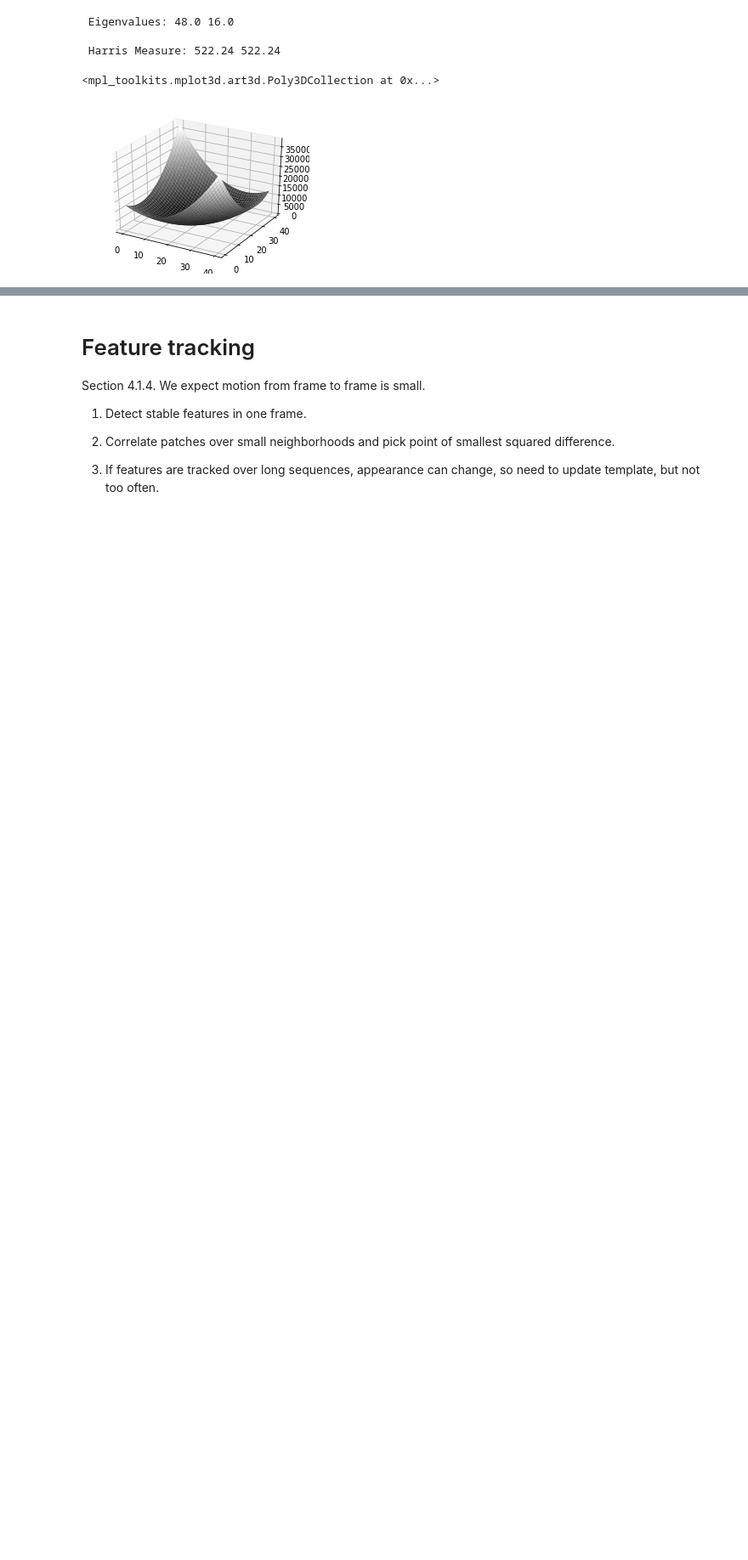
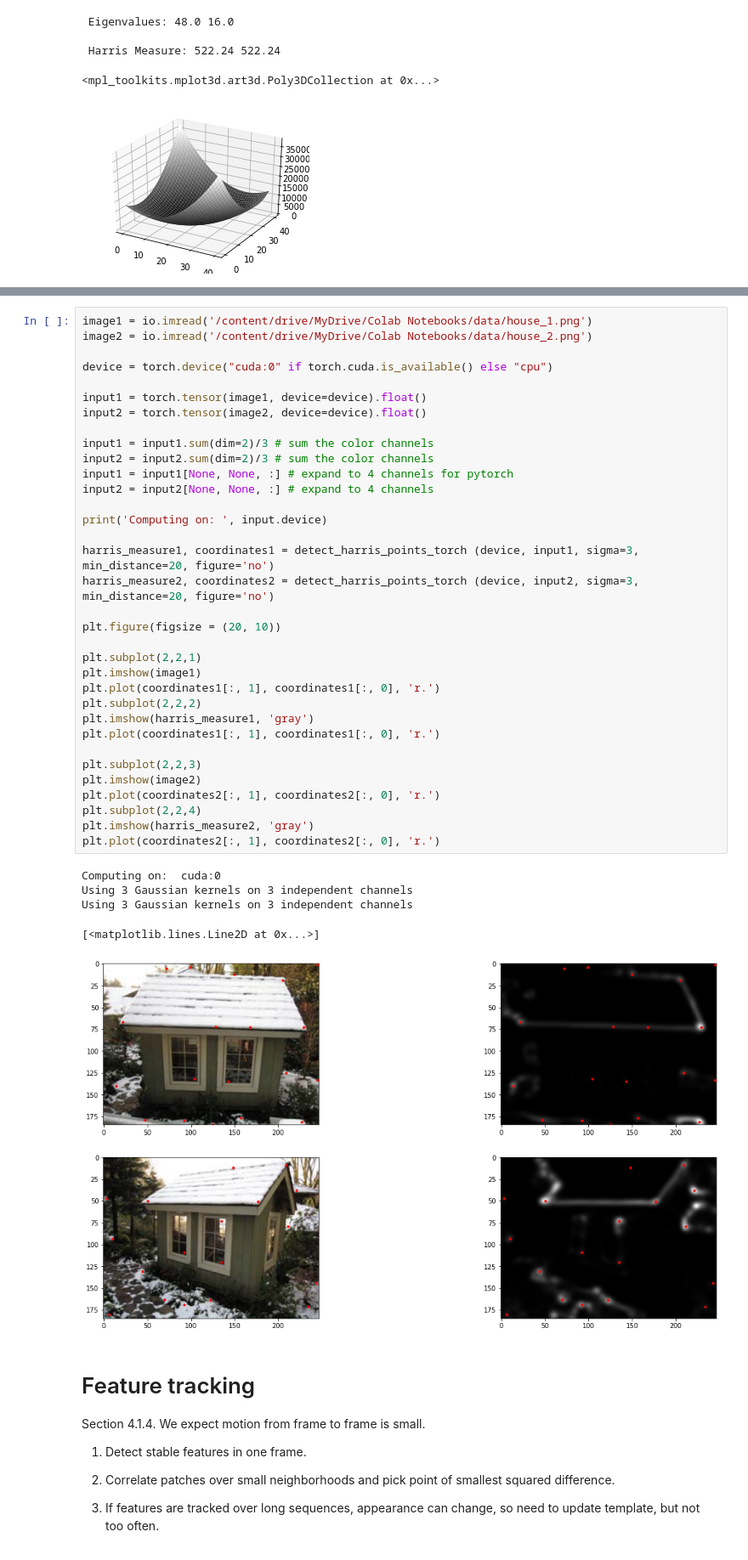
Before and after one commit to rfogarty/Computer-Vision-Course, a Jupyter notebook: Lecture_6_Point_Features.ipynb, the cells around one changed output, grey strips where cells are left out. Shown at 85% size. Drawn from its saved outputs; the diff is of its cells as text; blank space fills up the shorter version.

```diff
--- a/Lecture_6_Point_Features.ipynb
+++ b/Lecture_6_Point_Features.ipynb
@@ -523,3 +717,43 @@ plt.plot(coordinates[:, 1], coordinates[:, 0], 'r.')
+# %%
+image1 = io.imread('/content/drive/MyDrive/Colab Notebooks/data/house_1.png')
+image2 = io.imread('/content/drive/MyDrive/Colab Notebooks/data/house_2.png')
+
+device = torch.device("cuda:0" if torch.cuda.is_available() else "cpu")
+
+input1 = torch.tensor(image1, device=device).float()
+input2 = torch.tensor(image2, device=device).float()
+
+input1 = input1.sum(dim=2)/3 # sum the color channels
+input2 = input2.sum(dim=2)/3 # sum the color channels
+input1 = input1[None, None, :] # expand to 4 channels for pytorch
+input2 = input2[None, None, :] # expand to 4 channels
+
+print('Computing on: ', input.device)
+
+harris_measure1, coordinates1 = detect_harris_points_torch (device, input1, sigma=3, min_distance=20, figure='no')
+harris_measure2, coordinates2 = detect_harris_points_torch (device, input2, sigma=3, min_distance=20, figure='no')
+
+plt.figure(figsize = (20, 10))
+
+plt.subplot(2,2,1)
+plt.imshow(image1)
+plt.plot(coordinates1[:, 1], coordinates1[:, 0], 'r.')
+plt.subplot(2,2,2)
+plt.imshow(harris_measure1, 'gray')
+plt.plot(coordinates1[:, 1], coordinates1[:, 0], 'r.')
+
+plt.subplot(2,2,3)
+plt.imshow(image2)
+plt.plot(coordinates2[:, 1], coordinates2[:, 0], 'r.')
+plt.subplot(2,2,4)
+plt.imshow(harris_measure2, 'gray')
+plt.plot(coordinates2[:, 1], coordinates2[:, 0], 'r.')
+# %% [output]
+Computing on:  cuda:0
+Using 3 Gaussian kernels on 3 independent channels
+Using 3 Gaussian kernels on 3 independent channels
+[<matplotlib.lines.Line2D at 0x...>]
+[figure, added]
 # %% [markdown]
 # Feature tracking
 
```
Also changed, not shown: parts of 15 cells of this notebook.
